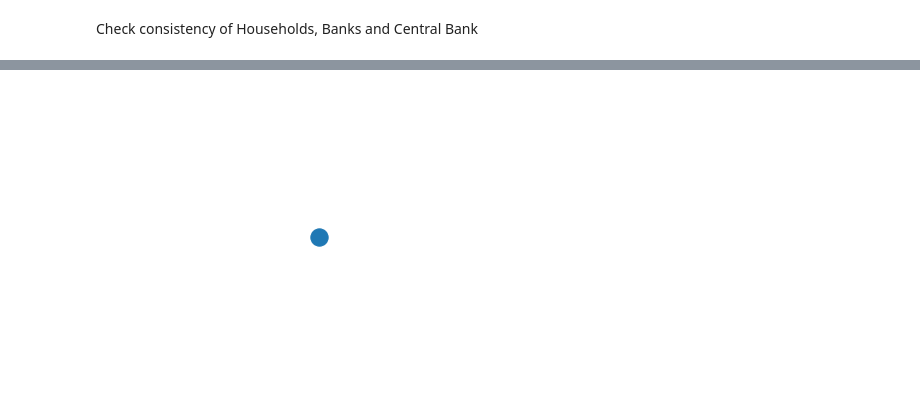
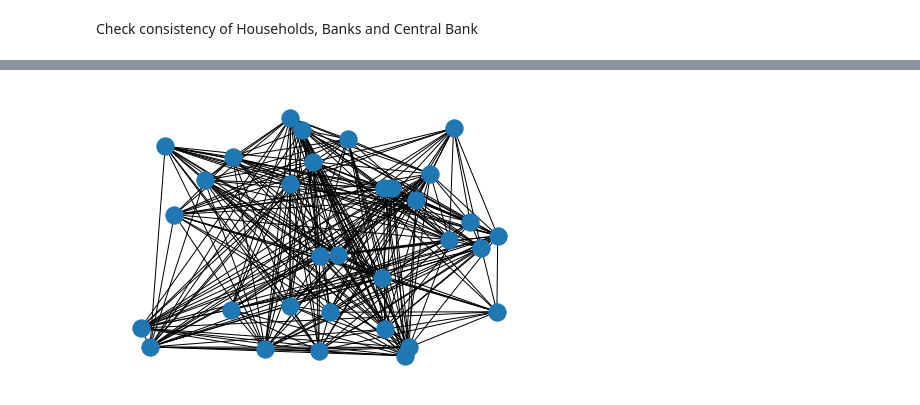
Before and after one commit to JonathanRossouw/Thesis, a Jupyter notebook: thesis/thesis_example.ipynb, the cells around one changed output, grey strips where cells are left out. Saved outputs shown, nothing was run; the diff lists cells and outputs as text; code cells hidden in the pictures.

```diff
--- a/thesis/thesis_example.ipynb
+++ b/thesis/thesis_example.ipynb
@@ -250,8 +251,8 @@ fig.savefig('deposit_balances.png')
 # %%
 import networkx as nx
-nx.draw_shell(environment.social_network)
+nx.draw_random(environment.social_network)
 # %% [output]
-[figure, old version]
+[figure, new version]
 # %%
 import networkx as nx
 nx.draw(environment.employment_network)
```
Also changed, not shown: parts of 11 cells of this notebook, 50 other files.
